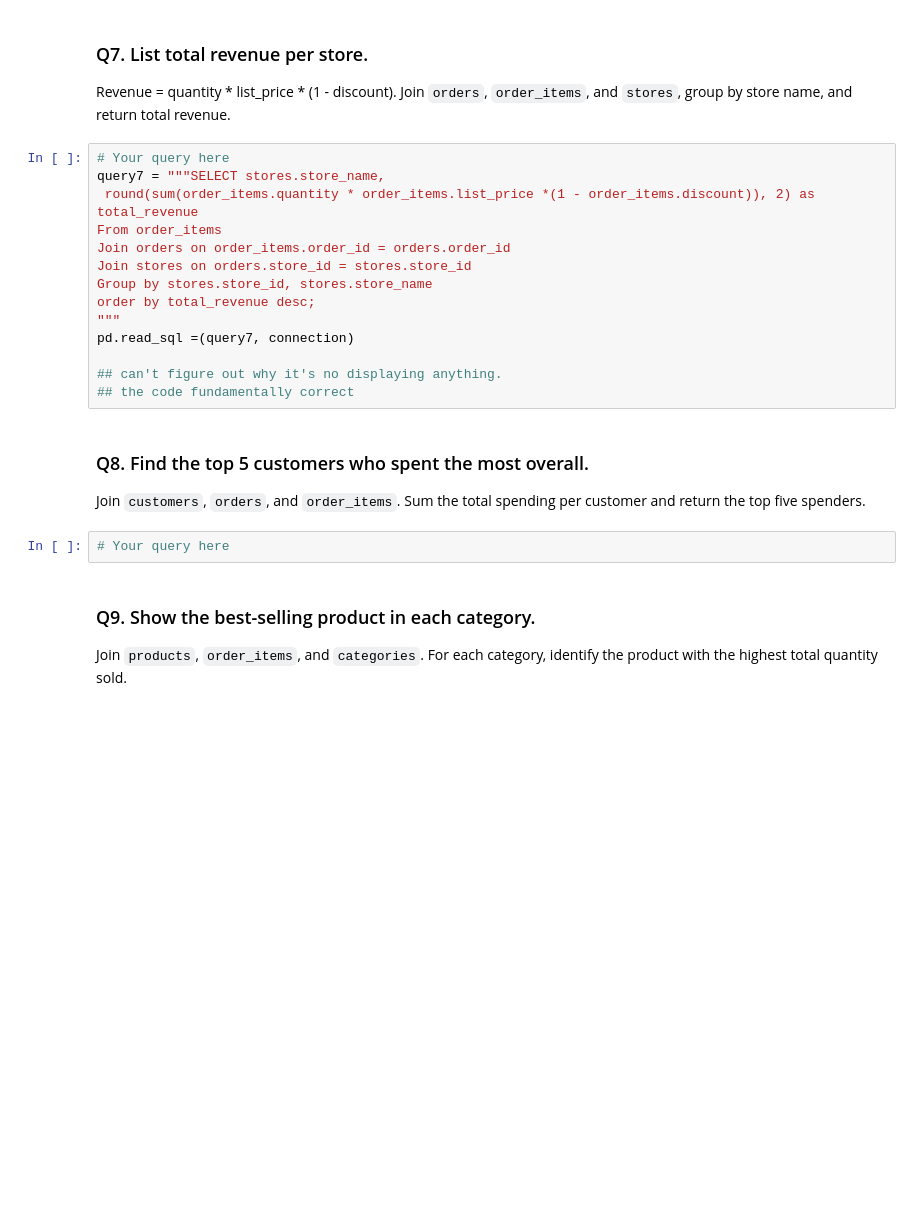
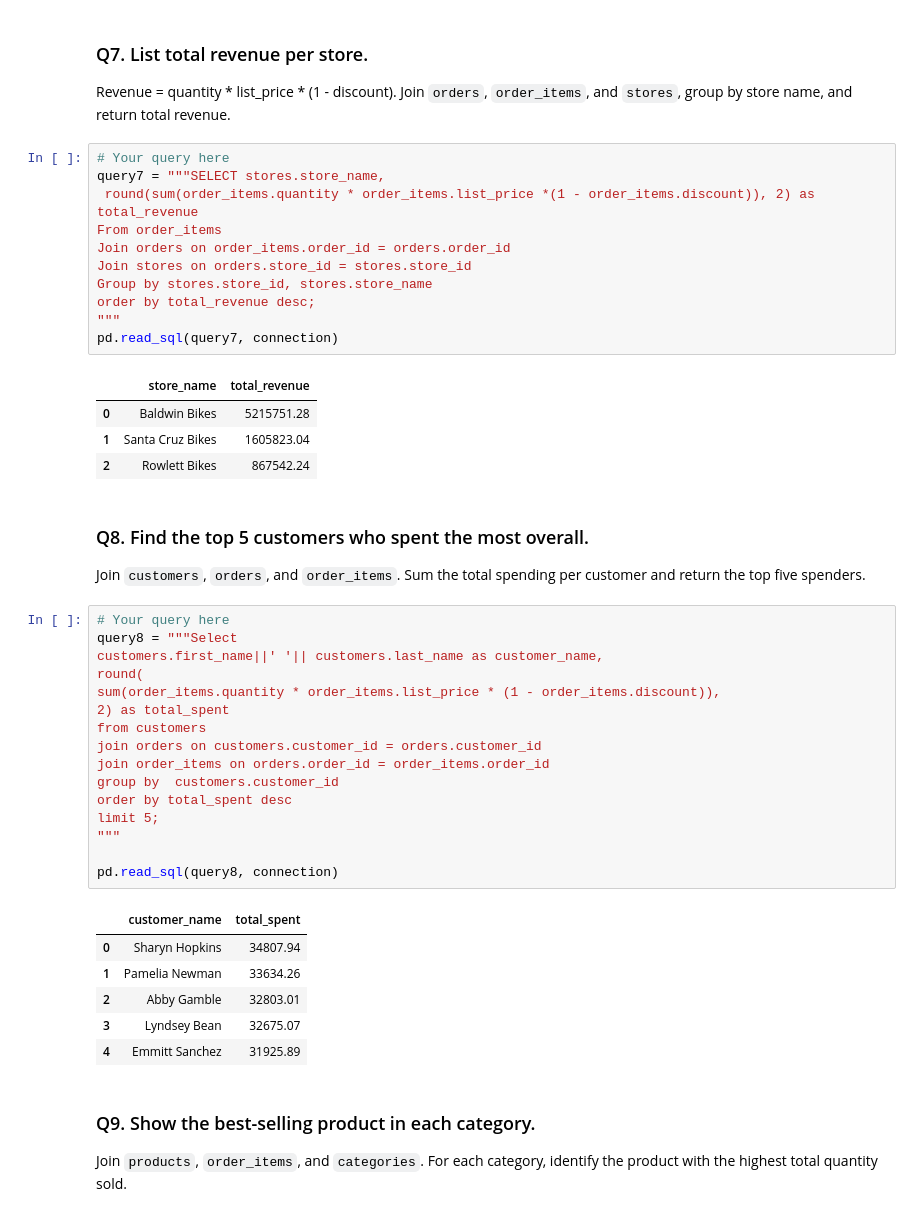
Before and after one commit to Bourne215/DA_M3_W3_Workflow, a Jupyter notebook: workflow_practice.ipynb, the cells around one changed output. Saved outputs shown, nothing was run; the diff lists cells and outputs as text; blank space fills up the shorter version.

```diff
--- a/workflow_practice.ipynb
+++ b/workflow_practice.ipynb
@@ -240,16 +249,39 @@ Join stores on orders.store_id = stores.store_id
 Group by stores.store_id, stores.store_name
 order by total_revenue desc;
 """
-pd.read_sql =(query7, connection)
-
-## can't figure out why it's no displaying anything.
-## the code fundamentally correct
+pd.read_sql(query7, connection)
+# %% [output]
+|  | store_name | total_revenue |
+| 0 | Baldwin Bikes | 5215751.28 |
+| 1 | Santa Cruz Bikes | 1605823.04 |
+| 2 | Rowlett Bikes | 867542.24 |
 # %% [markdown]
 ### Q8. Find the top 5 customers who spent the most overall.
 
 Join `customers`, `orders`, and `order_items`. Sum the total spending per customer and return the top five spenders.
 # %%
 # Your query here
+query8 = """Select
+customers.first_name||' '|| customers.last_name as customer_name,
+round(
+sum(order_items.quantity * order_items.list_price * (1 - order_items.discount)),
+2) as total_spent
+from customers
+join orders on customers.customer_id = orders.customer_id
+join order_items on orders.order_id = order_items.order_id
+group by  customers.customer_id
+order by total_spent desc
+limit 5;
+"""
+
+pd.read_sql(query8, connection)
+# %% [output]
+|  | customer_name | total_spent |
+| 0 | Sharyn Hopkins | 34807.94 |
+| 1 | Pamelia Newman | 33634.26 |
+| 2 | Abby Gamble | 32803.01 |
+| 3 | Lyndsey Bean | 32675.07 |
+| 4 | Emmitt Sanchez | 31925.89 |
 # %% [markdown]
 ### Q9. Show the best-selling product in each category.
 
```
Also changed, not shown: parts of 3 cells of this notebook, 1 other file.
